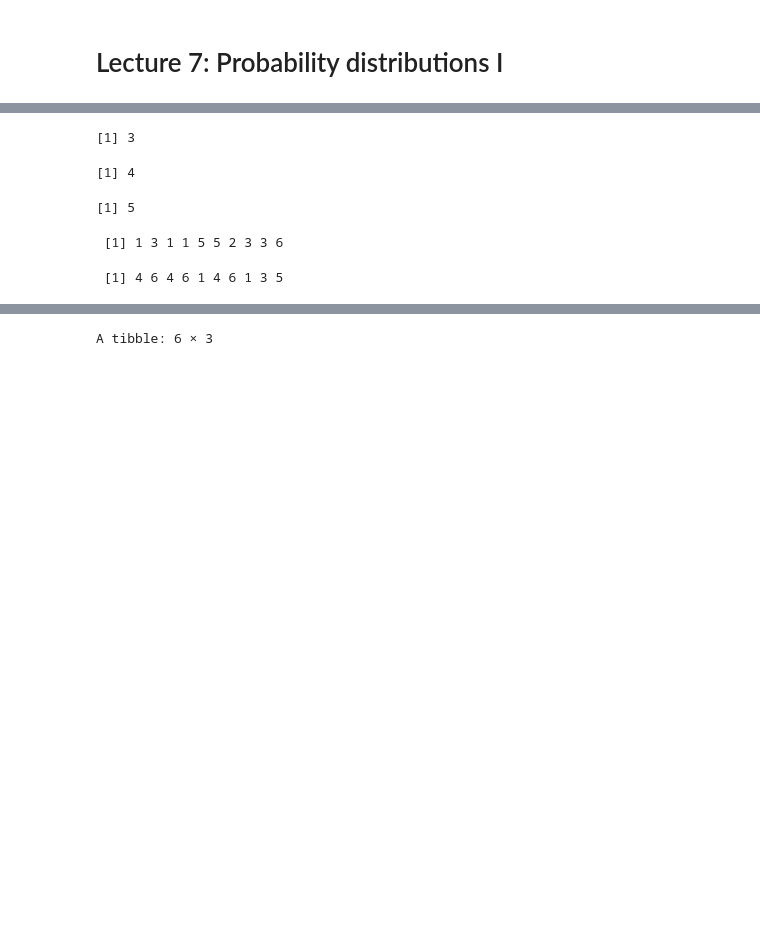
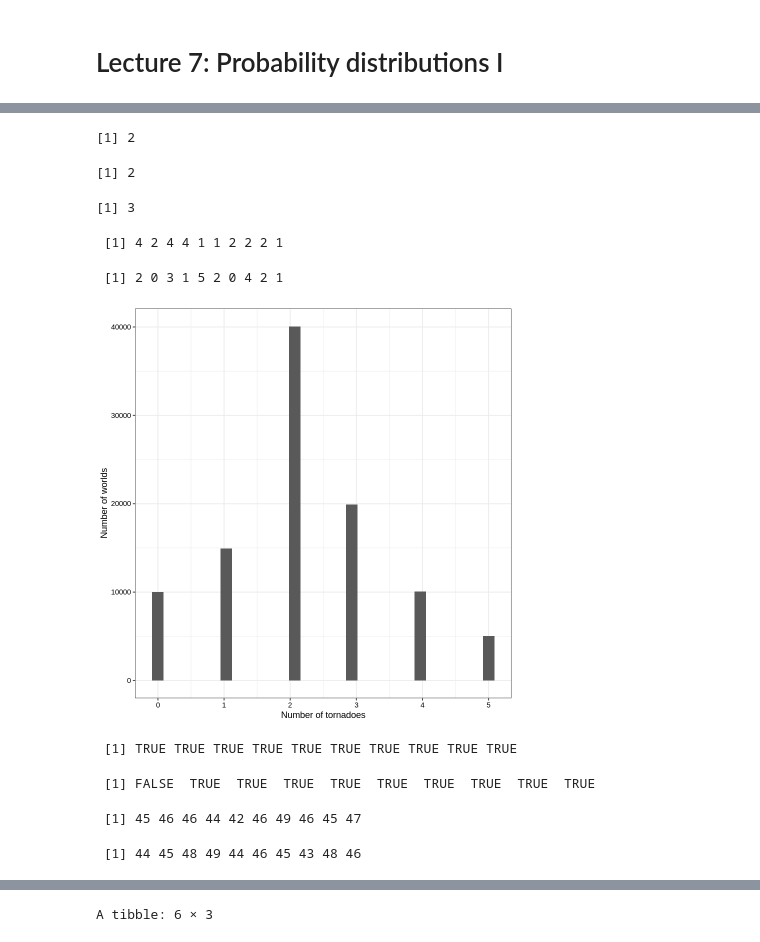
Before and after one commit to 5harad/API201-2022, a Jupyter notebook: lectures/lecture-7-code.ipynb, the cells around one changed output, grey strips where cells are left out. Drawn from its saved outputs; the diff is of its cells as text; code cells hidden in the pictures; blank space fills up the shorter version.

```diff
--- a/lectures/lecture-7-code.ipynb
+++ b/lectures/lecture-7-code.ipynb
@@ -12,25 +25,54 @@ theme_set(theme_bw())
 # %%
 set.seed(1)
 # %%
-outcomes <- c(1, 2, 3, 4, 5, 6)
-p <- c(1/6, 1/6, 1/6, 1/6, 1/6, 1/6)
+num_tornadoes <- c(0, 1, 2, 3, 4, 5)
+p <- c(.1, .15, .4, .2, .1, .05)
 
-sample(outcomes, 1, prob=p)
+sample(num_tornadoes, 1, prob=p)
 # %% [output]
-[1] 3
+[1] 2
 # %%
-sample(outcomes, 1, prob=p)
+sample(num_tornadoes, 1, prob=p)
 # %% [output]
-[1] 4
+[1] 2
 # %%
-sample(outcomes, 1, prob=p)
+sample(num_tornadoes, 1, prob=p)
 # %% [output]
-[1] 5
+[1] 3
 # %%
-sample(outcomes, 10, prob=p, replace = TRUE)
+sample(num_tornadoes, 10, prob=p, replace = TRUE)
 # %% [output]
- [1] 1 3 1 1 5 5 2 3 3 6
+ [1] 4 2 4 4 1 1 2 2 2 1
 # %%
-sample(outcomes, 10, prob=p, replace = TRUE)
+sample(num_tornadoes, 10, prob=p, replace = TRUE)
 # %% [output]
- [1] 4 6 4 6 1 4 6 1 3 5
+ [1] 2 0 3 1 5 2 0 4 2 1
+# %%
+many_worlds <- sample(num_tornadoes, 1e5, prob = p, replace = TRUE)
+# %%
+ggplot(tibble(num_tornadoes = many_worlds), aes(x = num_tornadoes)) +
+  geom_histogram(bins=30) +
+  scale_y_continuous('Number of worlds') +
+  scale_x_continuous('Number of tornadoes', breaks=0:5) +
+  theme(axis.text.x = element_text(color="black"),
+          axis.text.y = element_text(color="black"))
+
+ggsave('tornadoes.png', width=4, height=4)
+# %% [output]
+[figure, added]
+# %%
+rbernoulli(10, 0.9)
+# %% [output]
+ [1] TRUE TRUE TRUE TRUE TRUE TRUE TRUE TRUE TRUE TRUE
+# %%
+rbernoulli(10, 0.9)
+# %% [output]
+ [1] FALSE  TRUE  TRUE  TRUE  TRUE  TRUE  TRUE  TRUE  TRUE  TRUE
+# %%
+rbinom(10, 50, 0.9)
+# %% [output]
+ [1] 45 46 46 44 42 46 49 46 45 47
+# %%
+rbinom(10, 50, 0.9)
+# %% [output]
+ [1] 44 45 48 49 44 46 45 43 48 46
```
Also changed, not shown: parts of 24 cells of this notebook.
